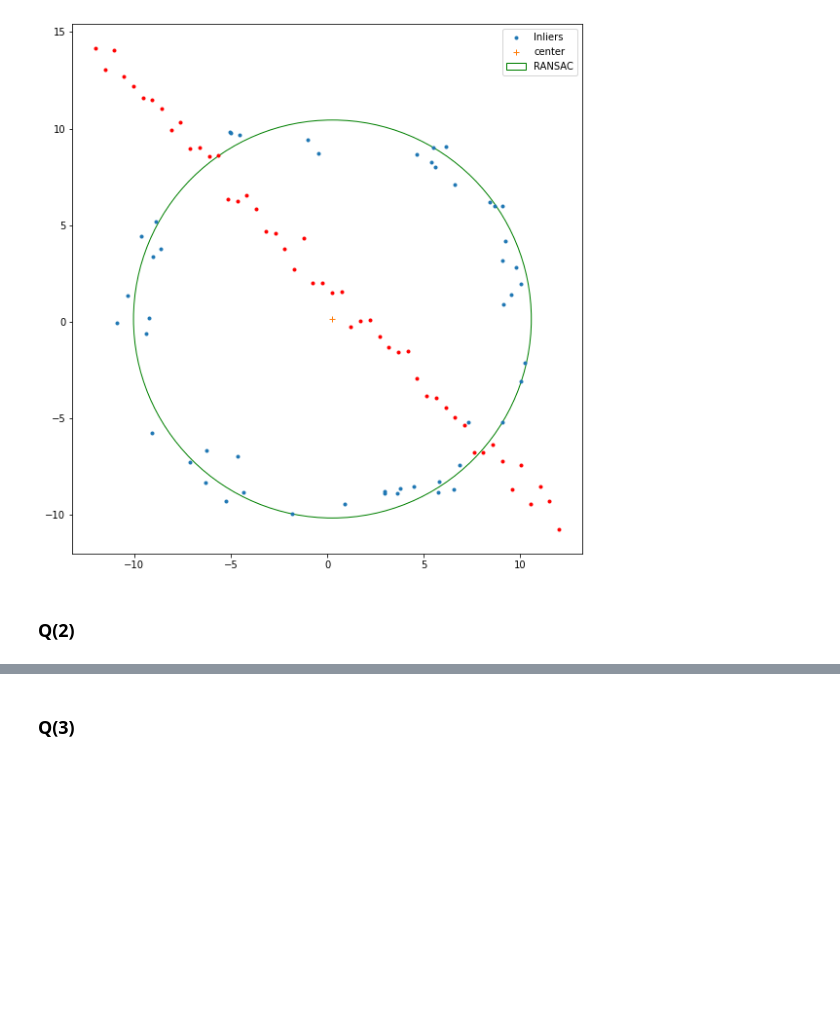
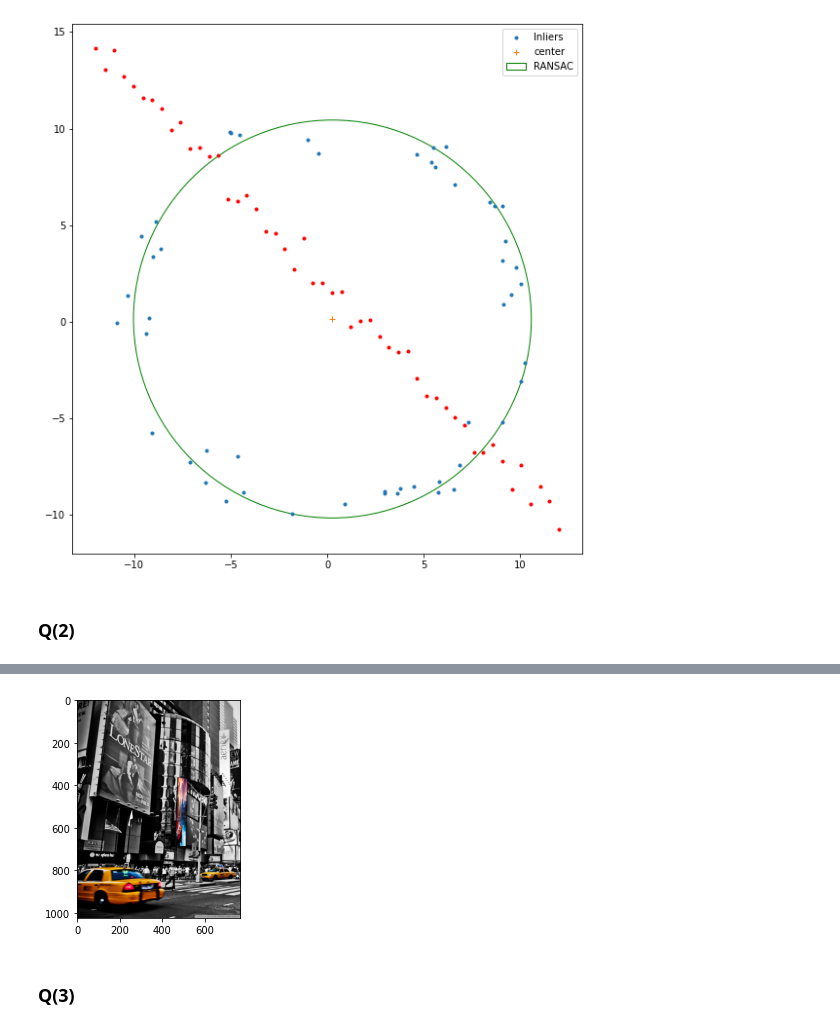
Before and after one commit to DilukshaRukmal/Computer_vision, a Jupyter notebook: Assignment 2/190531L_Assignment_2.ipynb, the cells around one changed output, grey strips where cells are left out. Drawn from its saved outputs; the diff is of its cells as text; code cells hidden in the pictures; blank space fills up the shorter version.

```diff
--- a/Assignment 2/190531L_Assignment_2.ipynb
+++ b/Assignment 2/190531L_Assignment_2.ipynb
@@ -89,3 +106,39 @@ plt.show()
+# %%
+import numpy as np
+import cv2 as cv
+import matplotlib.pyplot as plt
+%matplotlib inline
+
+backimg = cv2.imread(r'back_image.jpg')
+frontimg = cv2.imread(r'front_image1.jpg')
+assert backimg is not None
+assert frontimg is not None
+
+
+#four corners of the back image to be replaced-------------------------------------------------
+pts_backimg = np.array([[474,363], [516,371], [508,685], [462,685]])
+
+#four corners of our front image
+pts_frontimg = np.array([[0, 0], [frontimg.shape[1] - 1, 0], [frontimg.shape[1] - 1, frontimg.shape[0] - 1], [0, frontimg.shape[0] - 1]])
+
+#Calculate homography matrix
+homographyMatrix, status = cv.findHomography(pts_frontimg, pts_backimg)
+
+#warp frontimg to backimg
+result1 = cv.warpPerspective(frontimg, homographyMatrix, (backimg.shape[1], backimg.shape[0]))
+
+#removing the rest of area in back image
+cv.fillConvexPoly(backimg, pts_backimg, 0, 16)
+
+#Add warped image to the backimage
+result = backimg + result1
+
+#display image
+result = cv.cvtColor(result, cv.COLOR_BGR2RGB)
+plt.imshow(result)
+plt.show()
+# %% [output]
+[figure, added]
 # %% [markdown]
 ### Q(3)
 # %% [markdown]
```
Also changed, not shown: parts of 5 cells of this notebook, 2 other files.
